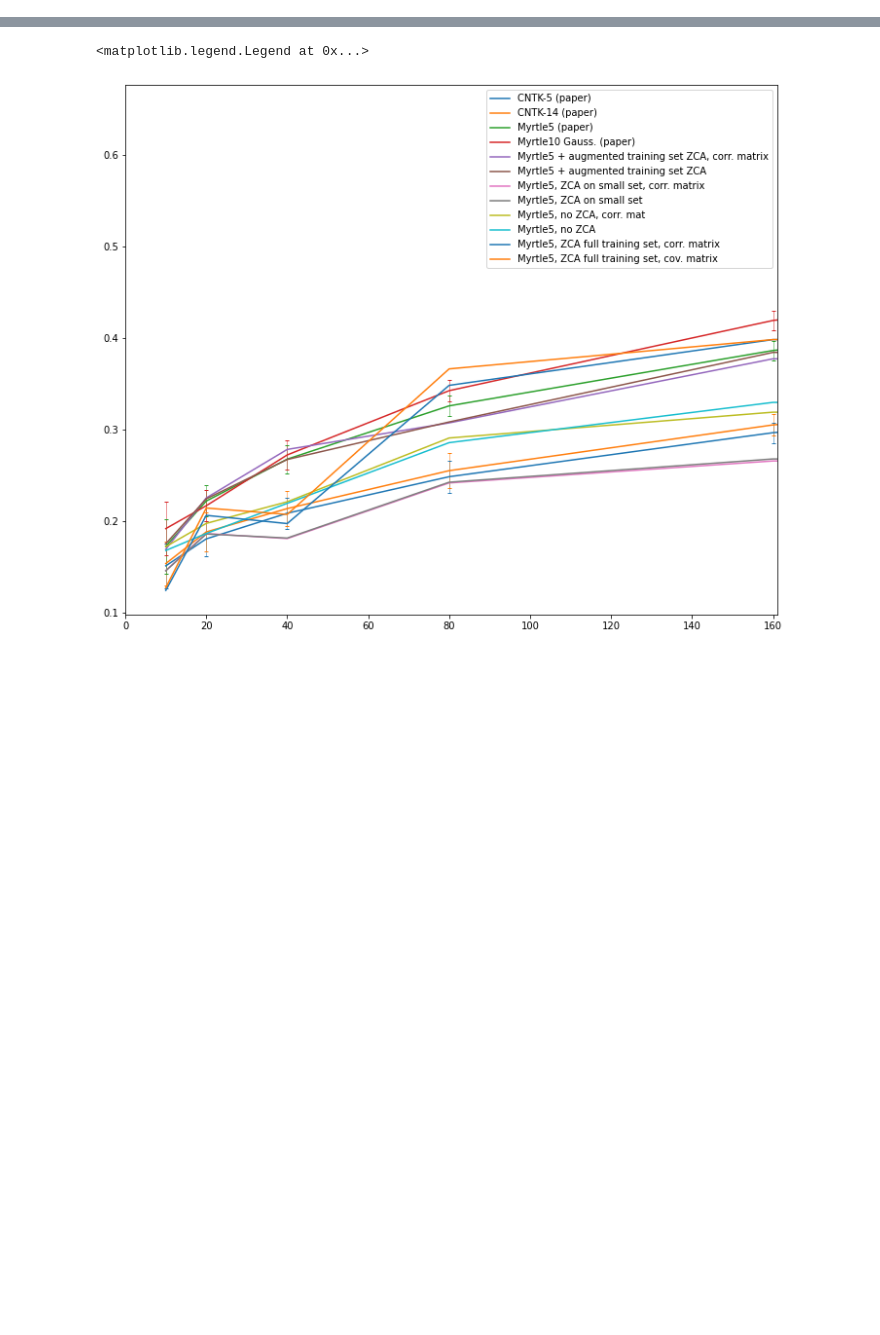
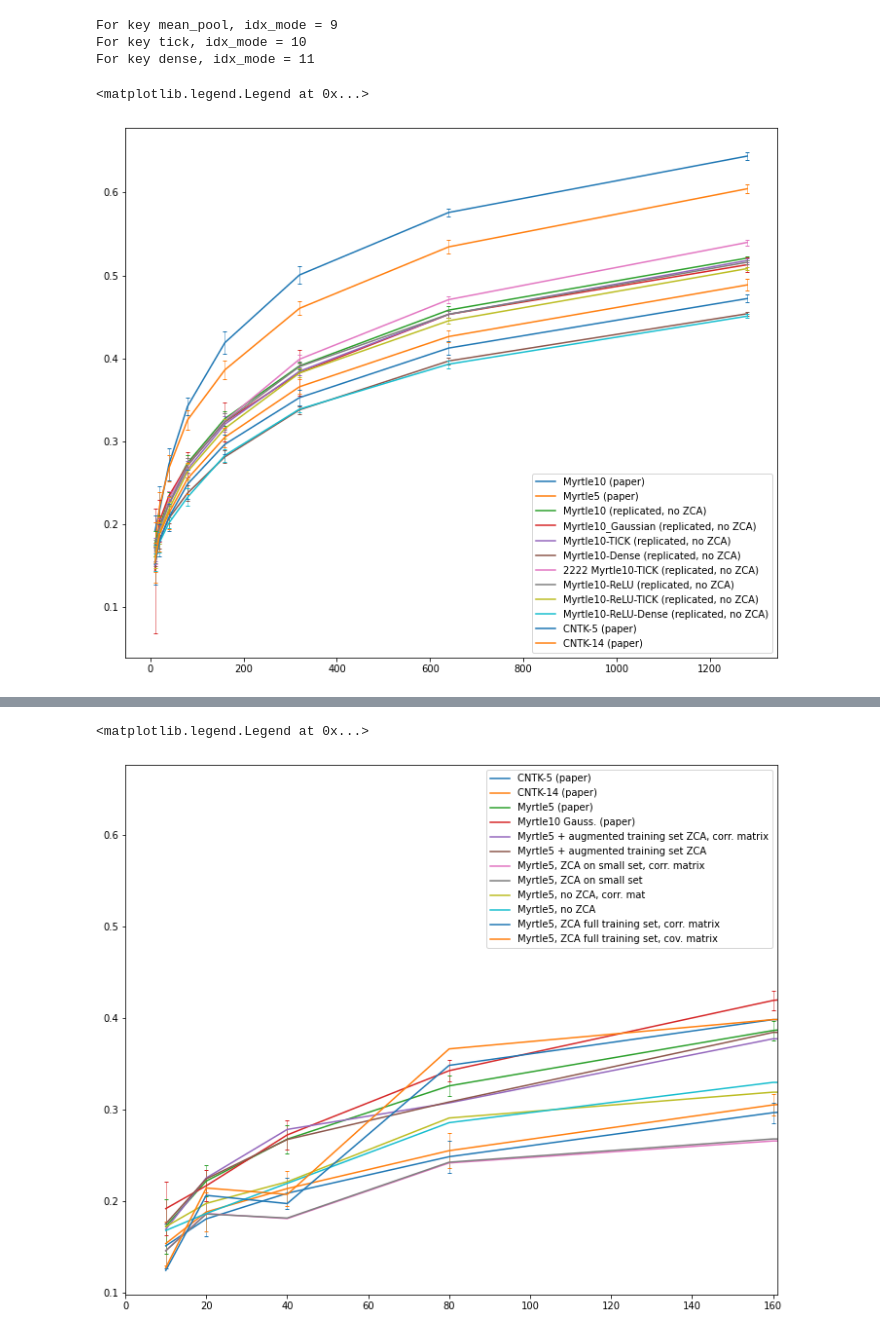
Before and after one commit to rhaps0dy/cnn-limits, a Jupyter notebook: notebooks/Low data plots.ipynb, the cells around one changed output, grey strips where cells are left out. Saved outputs shown, nothing was run; the diff lists cells and outputs as text; code cells hidden in the pictures; blank space fills up the shorter version.

```diff
--- a/notebooks/Low data plots.ipynb
+++ b/notebooks/Low data plots.ipynb
@@ -97,0 +200,8 @@ cntk14_error = np.array([2.43, 2.13, 1.91, 1.91, 1.17, 0.88, 0.68, 0.68]) / 100
+# %%
+_m10_args = get_results_from_paths(myrtle10_paths)
+_m10_relu_args = get_results_from_paths(myrtle10_relu_paths)
+_m10_relu_gaussian_args = get_results_from_paths(myrtle10_relu_Gaussian_paths)
+# %%
+m10_means, _, m10_errors, _ = get_plottable(*_m10_args, myrtle10_paths)
+m10_relu_means, _, m10_relu_errors, _ = get_plottable(*_m10_relu_args, myrtle10_relu_paths)
+m10_relu_Gaussian_means, _, m10_relu_Gaussian_errors, _ = get_plottable(*_m10_relu_gaussian_args, myrtle10_relu_Gaussian_paths)
@@ -97,0 +218,33 @@ cntk14_error = np.array([2.43, 2.13, 1.91, 1.91, 1.17, 0.88, 0.68, 0.68]) / 100
+# %%
+m10_means2, _, m10_errors2, _ = get_plottable(*_m10_args, myrtle10_paths)
+# %% [output]
+For key mean_pool, idx_mode = 9
+For key tick, idx_mode = 10
+For key dense, idx_mode = 11
+# %%
+df = pd.DataFrame(index=baseline_X)
+
+def f(ax, mean, err, name):
+    df[name] = [f"{m:.2f}±{e:.2f}" for m, e in zip(mean, err)]
+    color = ax.errorbar(baseline_X, mean, yerr=err, elinewidth=0.5,
+                        capsize=2., linestyle='').lines[0].get_color()
+    ax.plot(baseline_X, mean, color=color, label=name)
+
+_, ax = plt.subplots(1, 1, figsize=(12, 10))
+f(ax, baseline_myrtle10G_Y, baseline_myrtle10G_pm, "Myrtle10 (paper)")
+f(ax, baseline_myrtle5_Y, baseline_myrtle5_pm, "Myrtle5 (paper)")
+f(ax, m10_means["mean_pool"], m10_errors["mean_pool"], "Myrtle10 (replicated, no ZCA)")
+f(ax, m10_relu_Gaussian_means["mean_pool"], m10_relu_Gaussian_errors["mean_pool"], "Myrtle10_Gaussian (replicated, no ZCA)")
+f(ax, m10_means["tick"], m10_errors["tick"], "Myrtle10-TICK (replicated, no ZCA)")
+f(ax, m10_means["dense"], m10_errors["dense"], "Myrtle10-Dense (replicated, no ZCA)")
+f(ax, m10_means2["tick"], m10_errors2["tick"], "2222 Myrtle10-TICK (replicated, no ZCA)")
+f(ax, m10_relu_means["mean_pool"], m10_relu_errors["mean_pool"], "Myrtle10-ReLU (replicated, no ZCA)")
+f(ax, m10_relu_means["tick"], m10_relu_errors["tick"], "Myrtle10-ReLU-TICK (replicated, no ZCA)")
+f(ax, m10_relu_means["dense"], m10_relu_errors["dense"], "Myrtle10-ReLU-Dense (replicated, no ZCA)")
+f(ax, cntk5, cntk5_error, "CNTK-5 (paper)")
+f(ax, cntk14, cntk14_error, "CNTK-14 (paper)")
+
+ax.legend()
+# %% [output]
+<matplotlib.legend.Legend at 0x...>
+[figure, added]
```
Also changed, not shown: parts of 6 cells of this notebook, 8 other files.
